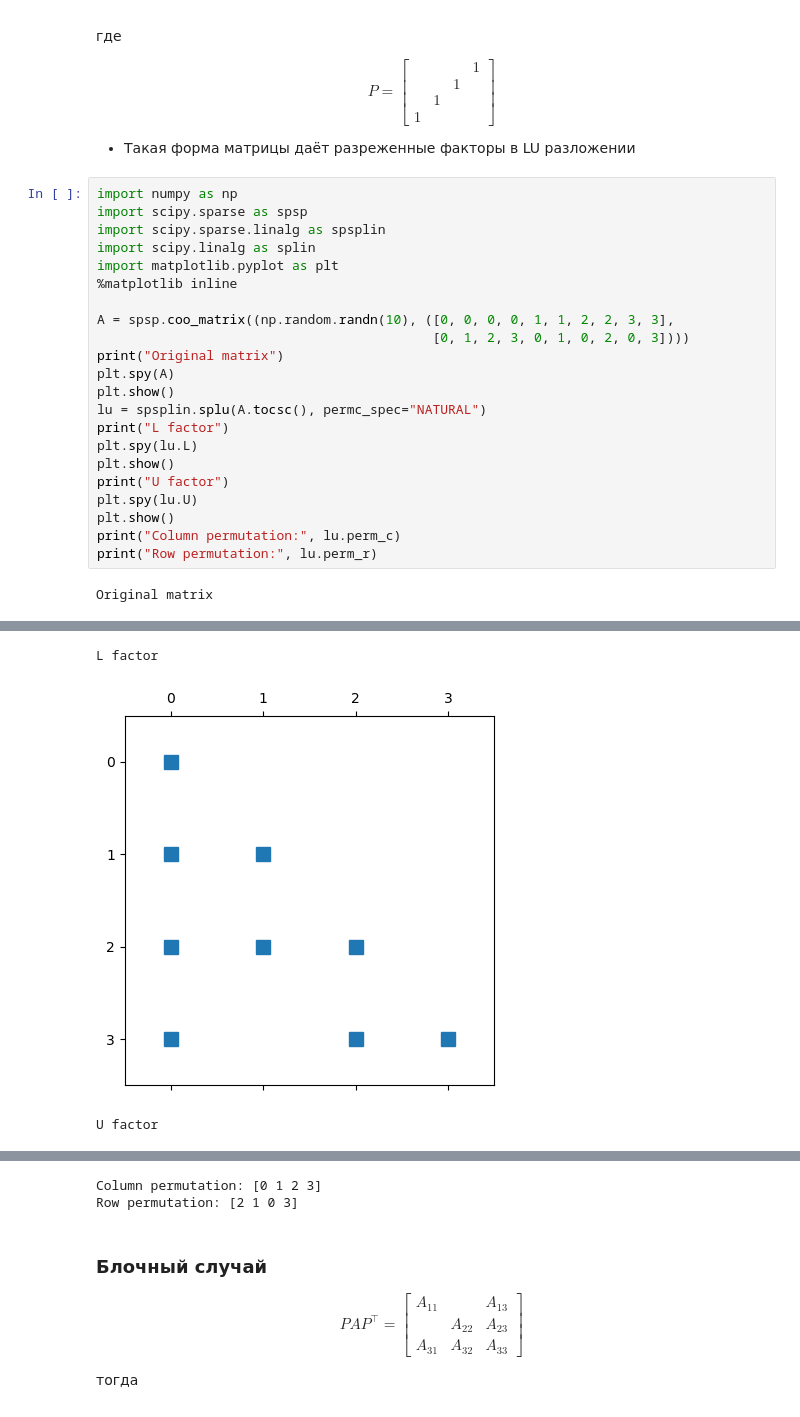
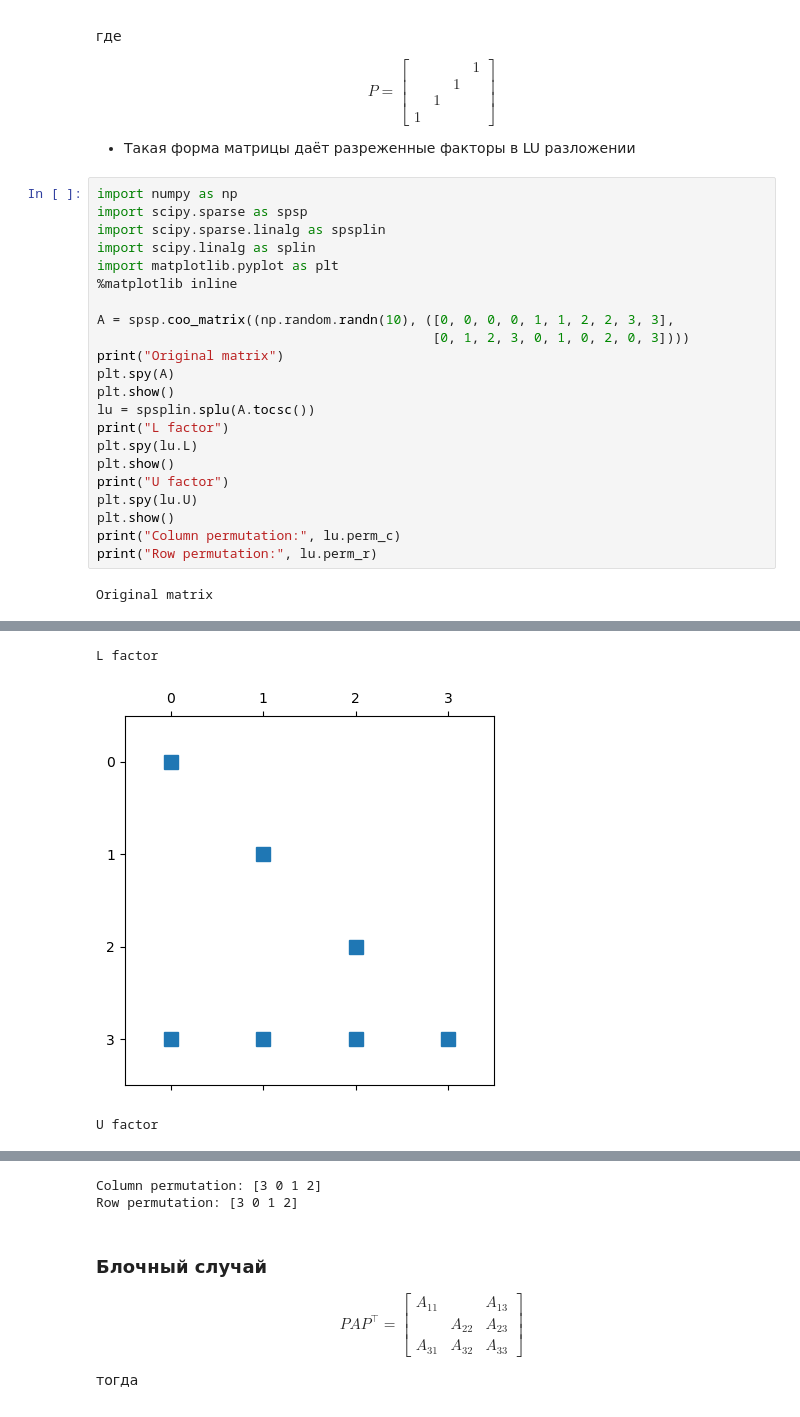
Before and after one commit to amkatrutsa/nla2023_masters, a Jupyter notebook: lectures/lecture8/lecture8.ipynb, the cells around one changed output, grey strips where cells are left out. Drawn from its saved outputs; the diff is of its cells as text.

```diff
--- a/lectures/lecture8/lecture8.ipynb
+++ b/lectures/lecture8/lecture8.ipynb
@@ -429,28 +442,28 @@ $$
 # %%
 import numpy as np
 import scipy.sparse as spsp
 import scipy.sparse.linalg as spsplin
 import scipy.linalg as splin
 import matplotlib.pyplot as plt
 %matplotlib inline
 
 A = spsp.coo_matrix((np.random.randn(10), ([0, 0, 0, 0, 1, 1, 2, 2, 3, 3],
                                            [0, 1, 2, 3, 0, 1, 0, 2, 0, 3])))
 print("Original matrix")
 plt.spy(A)
 plt.show()
-lu = spsplin.splu(A.tocsc(), permc_spec="NATURAL")
+lu = spsplin.splu(A.tocsc())
 print("L factor")
 plt.spy(lu.L)
 plt.show()
 print("U factor")
 plt.spy(lu.U)
 plt.show()
 print("Column permutation:", lu.perm_c)
 print("Row permutation:", lu.perm_r)
 # %% [output]
 Original matrix
 [figure]
 L factor
-[figure, old version]
+[figure, new version]
 U factor
@@ -458,5 +471,5 @@ U factor
-Column permutation: [0 1 2 3]
-Row permutation: [2 1 0 3]
+Column permutation: [3 0 1 2]
+Row permutation: [3 0 1 2]
 # %% [markdown]
 ### Блочный случай
 
```
Also changed, not shown: parts of 12 cells of this notebook.
